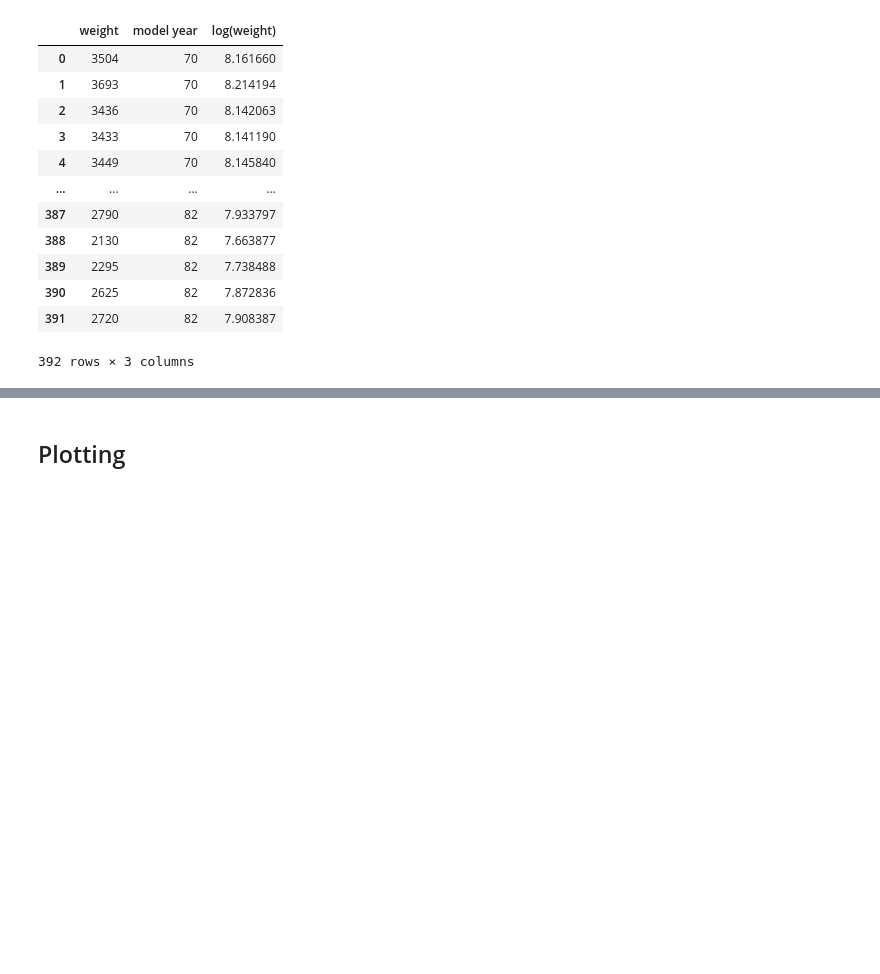
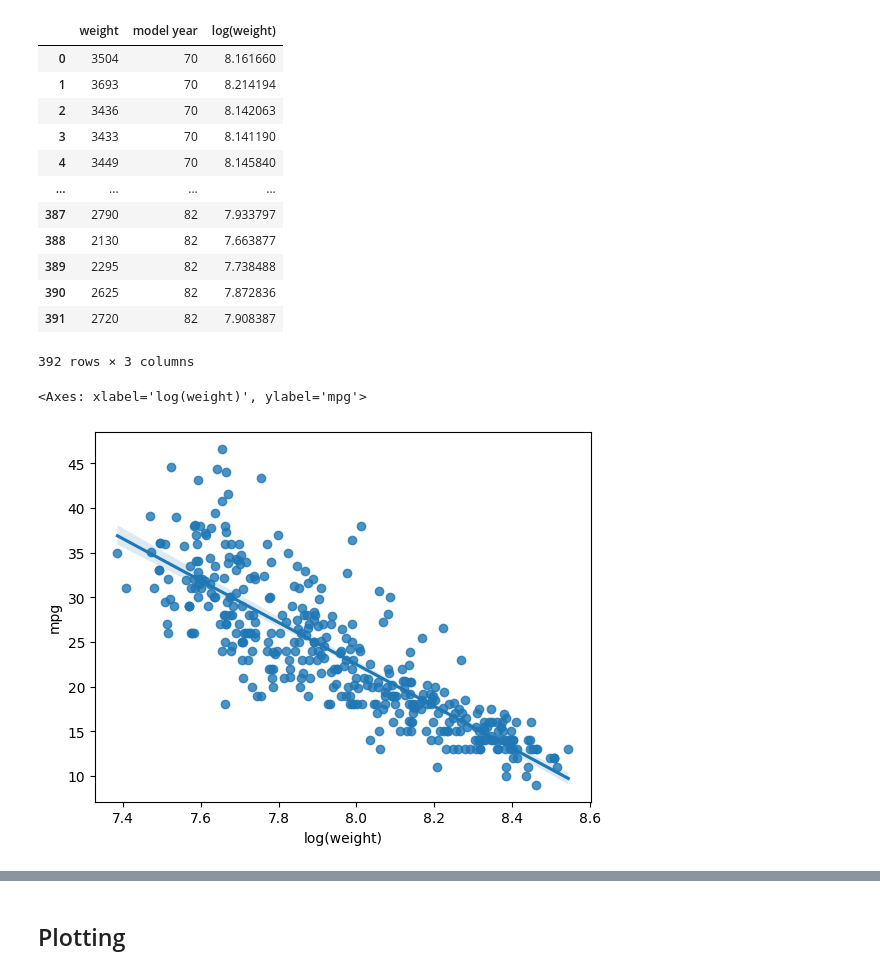
Before and after one commit to karusamuel/regression_diag, a Jupyter notebook: log_transformations.ipynb, the cells around one changed output, grey strips where cells are left out. Saved outputs shown, nothing was run; the diff lists cells and outputs as text; code cells hidden in the pictures; blank space fills up the shorter version.

```diff
--- a/log_transformations.ipynb
+++ b/log_transformations.ipynb
@@ -136,3 +147,8 @@ X_weight_log
 | 390 | 2625 | 82 | 7.872836 |
 | 391 | 2720 | 82 | 7.908387 |
 392 rows × 3 columns
+# %%
+sns.regplot(x=X_weight_log["log(weight)"],y=y_raw)
+# %% [output]
+<Axes: xlabel='log(weight)', ylabel='mpg'>
+[figure, added]
```
Also changed, not shown: parts of 7 cells of this notebook, 4 other files.
